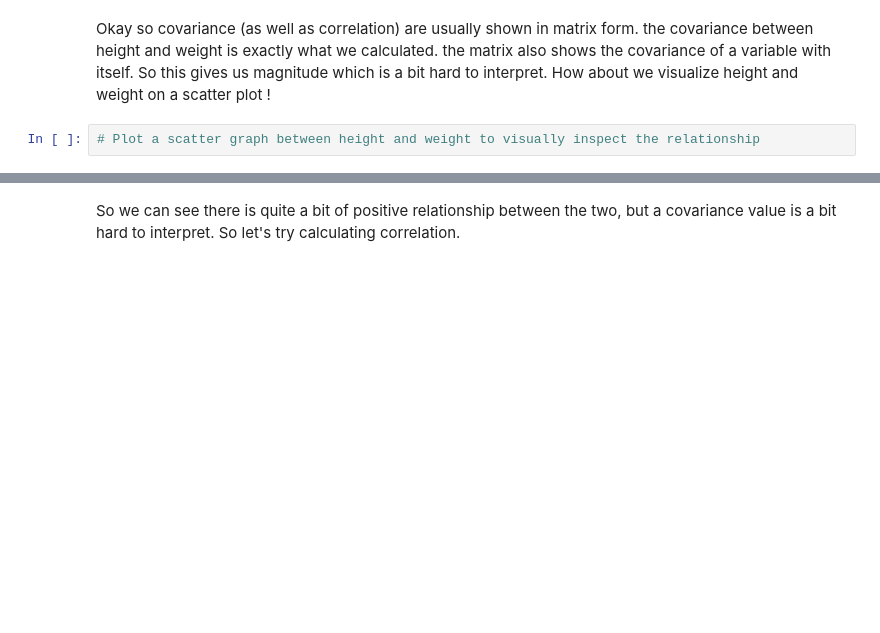
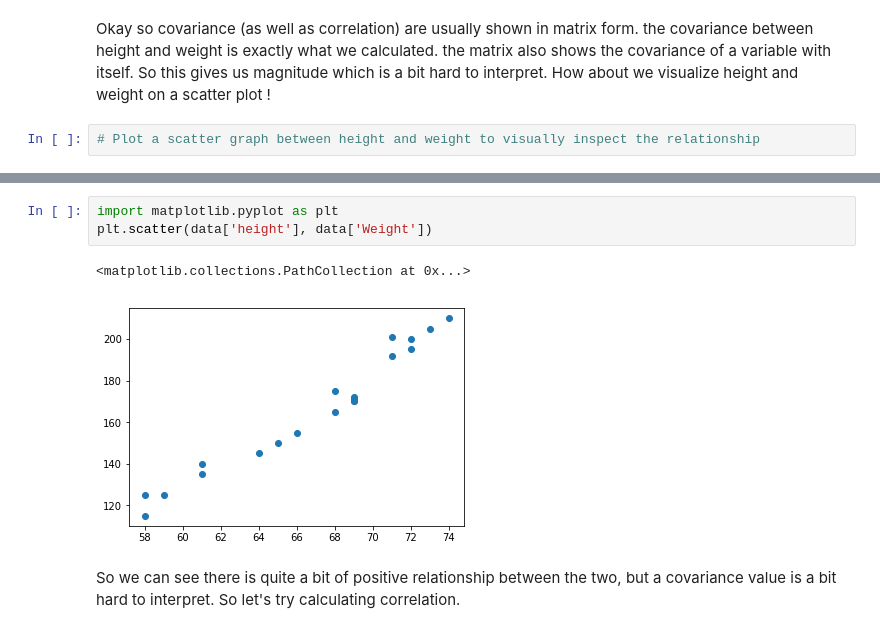
Before and after one commit to MissAle17/dsc-0-10-04-cov-corr-lab-online-ds-sp-000, a Jupyter notebook: index.ipynb, the cells around one changed output, grey strips where cells are left out. Drawn from its saved outputs; the diff is of its cells as text; blank space fills up the shorter version.

```diff
--- a/index.ipynb
+++ b/index.ipynb
@@ -183,3 +179,9 @@ Okay so covariance (as well as correlation) are usually shown in matrix form. th
+# %%
+import matplotlib.pyplot as plt
+plt.scatter(data['height'], data['Weight'])
+# %% [output]
+<matplotlib.collections.PathCollection at 0x...>
+[figure, added]
 # %% [markdown]
 So we can see there is quite a bit of positive relationship between the two, but a covariance value is a bit hard to interpret. So let's try calculating correlation.
 # %% [markdown]
```
Also changed, not shown: parts of 3 cells of this notebook.
